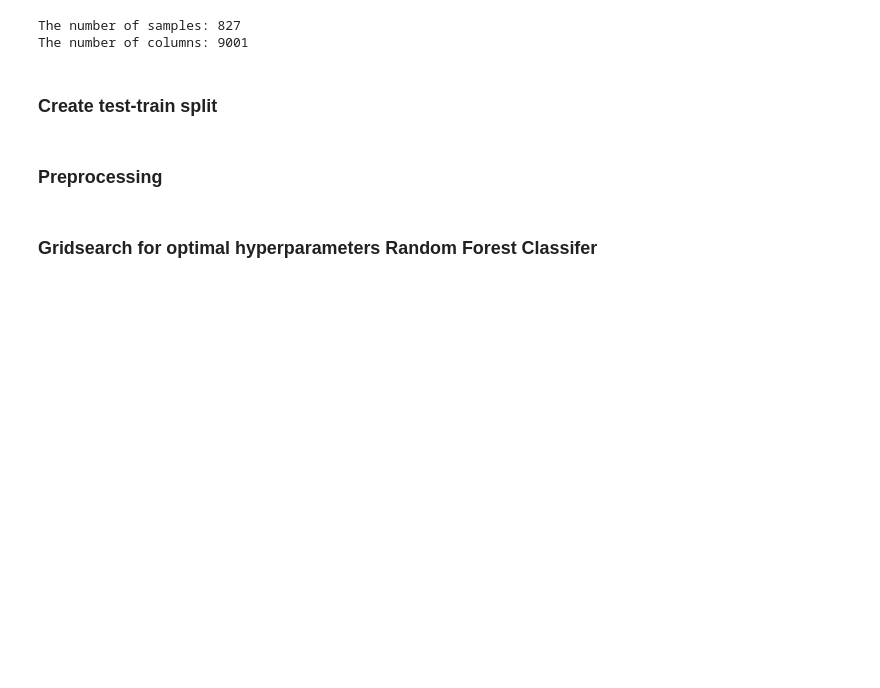
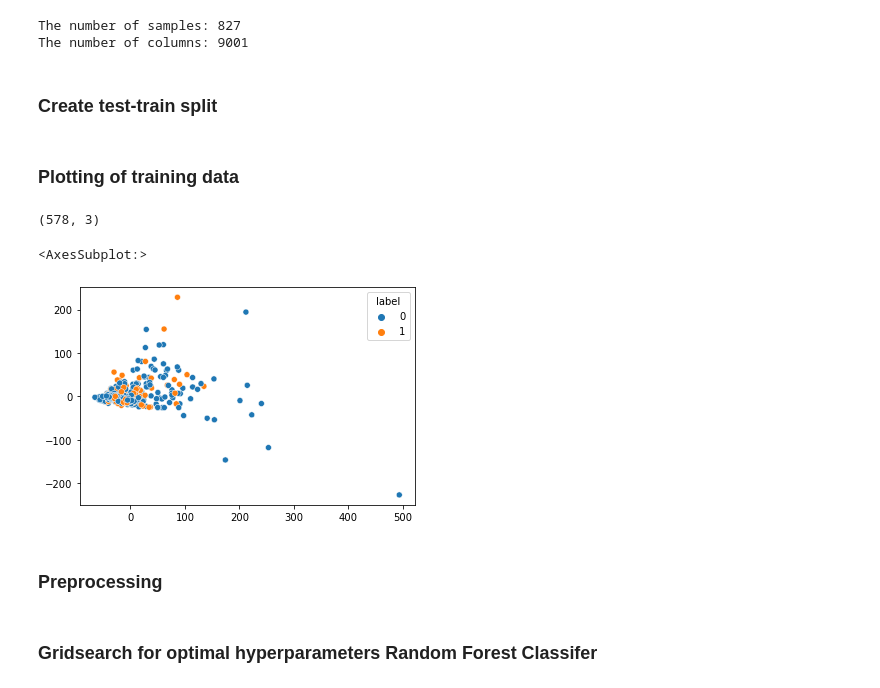
Before and after one commit to pienvangastel/tm10007_ml_group3, a Jupyter notebook: assignment_ecg.ipynb, the cells around one changed output. Saved outputs shown, nothing was run; the diff lists cells and outputs as text; code cells hidden in the pictures; blank space fills up the shorter version.

Commit message:
Added PCA plot

```diff
--- a/assignment_ecg.ipynb
+++ b/assignment_ecg.ipynb
@@ -36,6 +36,30 @@ X = data.drop('label', axis=1)
 # Need to find logical nubmers for test_size and random_state and add this in the report.
 X_train, X_test, y_train, y_test = train_test_split(
     X, y, test_size=0.3, random_state=42)
+# %% [markdown]
+### Plotting of training data
+# %%
+type(X_pca)
+X_pca.shape
+# %% [output]
+(578, 3)
+# %%
+from sklearn import decomposition
+from sklearn.preprocessing import StandardScaler
+import seaborn
+
+scaler = preprocessing.StandardScaler()
+scaler.fit(X_train)
+X_scaled = scaler.transform(X_train)
+
+pca = decomposition.PCA(n_components=3)
+pca.fit(X_scaled)
+X_pca = pca.transform(X_scaled)
+
+seaborn.scatterplot(x=X_pca[:, 0], y=X_pca[:, 1], hue=y_train)
+# %% [output]
+<AxesSubplot:>
+[figure, added]
 # %% [markdown]
 ### Preprocessing
 # %%
```
Also changed, not shown: parts of 1 cell of this notebook.
